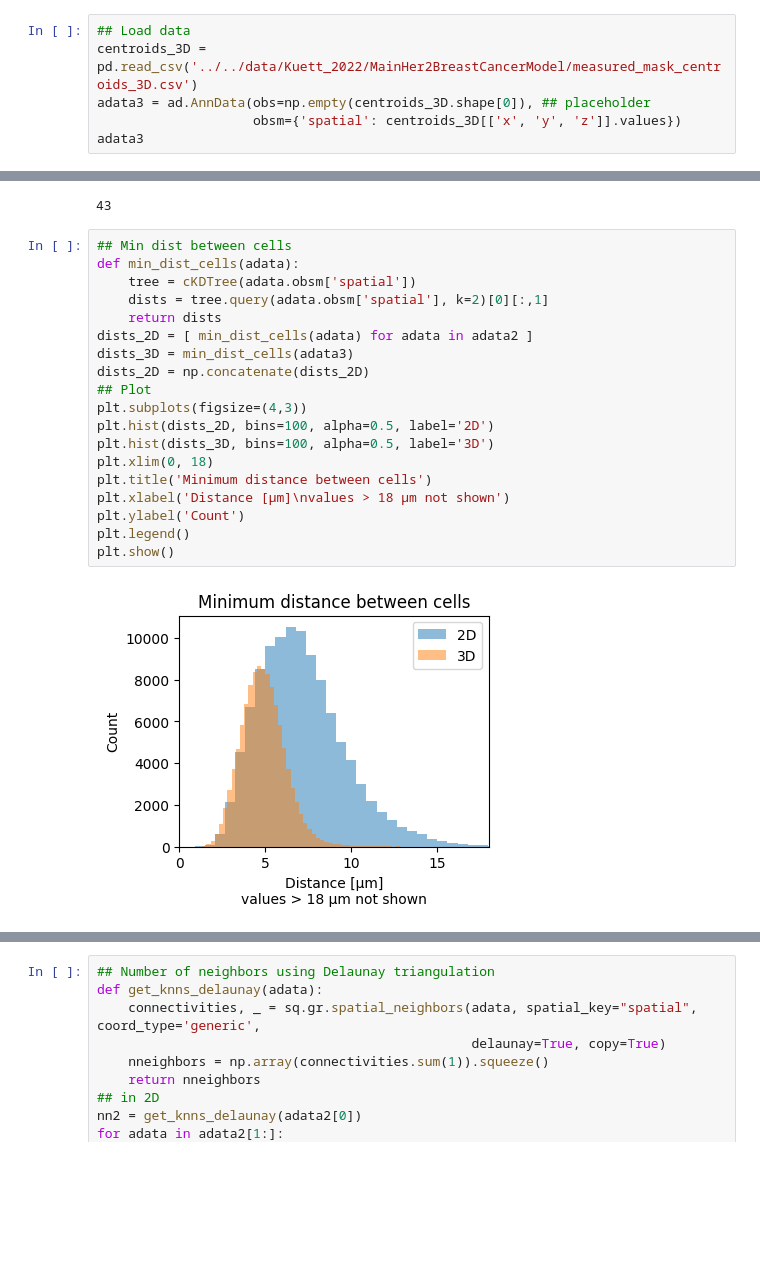
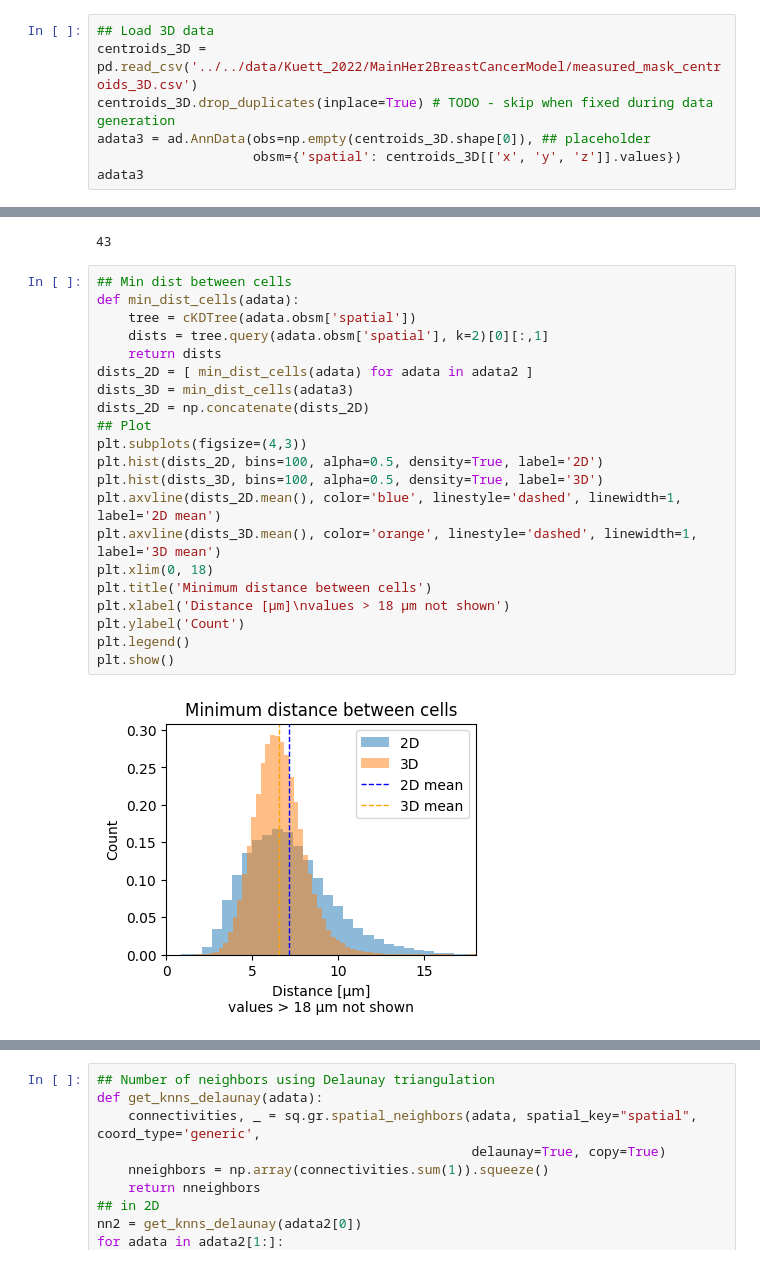
Before and after one commit to gesavoigt/master_thesis, a Jupyter notebook: scripts/nbh_analysis/nbh_size.ipynb, the cells around one changed output, grey strips where cells are left out. Cells and saved outputs as stored; diff of their text form; blank space fills up the shorter version.

```diff
--- a/scripts/nbh_analysis/nbh_size.ipynb
+++ b/scripts/nbh_analysis/nbh_size.ipynb
@@ -10,8 +10,9 @@ import numpy as np
 import matplotlib.pyplot as plt
 from scipy.spatial import cKDTree
 # %%
-## Load data
+## Load 3D data
 centroids_3D = pd.read_csv('../../data/Kuett_2022/MainHer2BreastCancerModel/measured_mask_centroids_3D.csv')
+centroids_3D.drop_duplicates(inplace=True) # TODO - skip when fixed during data generation
 adata3 = ad.AnnData(obs=np.empty(centroids_3D.shape[0]), ## placeholder
                     obsm={'spatial': centroids_3D[['x', 'y', 'z']].values})
 adata3
@@ -53,21 +54,23 @@ len(adata2)
 # %%
 ## Min dist between cells
 def min_dist_cells(adata):
     tree = cKDTree(adata.obsm['spatial'])
     dists = tree.query(adata.obsm['spatial'], k=2)[0][:,1]
     return dists
 dists_2D = [ min_dist_cells(adata) for adata in adata2 ]
 dists_3D = min_dist_cells(adata3)
 dists_2D = np.concatenate(dists_2D)
 ## Plot
 plt.subplots(figsize=(4,3))
-plt.hist(dists_2D, bins=100, alpha=0.5, label='2D')
-plt.hist(dists_3D, bins=100, alpha=0.5, label='3D')
+plt.hist(dists_2D, bins=100, alpha=0.5, density=True, label='2D')
+plt.hist(dists_3D, bins=100, alpha=0.5, density=True, label='3D')
+plt.axvline(dists_2D.mean(), color='blue', linestyle='dashed', linewidth=1, label='2D mean')
+plt.axvline(dists_3D.mean(), color='orange', linestyle='dashed', linewidth=1, label='3D mean')
 plt.xlim(0, 18)
 plt.title('Minimum distance between cells')
 plt.xlabel('Distance [μm]\nvalues > 18 μm not shown')
 plt.ylabel('Count')
 plt.legend()
 plt.show()
 # %% [output]
-[figure, old version]
+[figure, new version]
```
Also changed, not shown: parts of 10 cells of this notebook.
